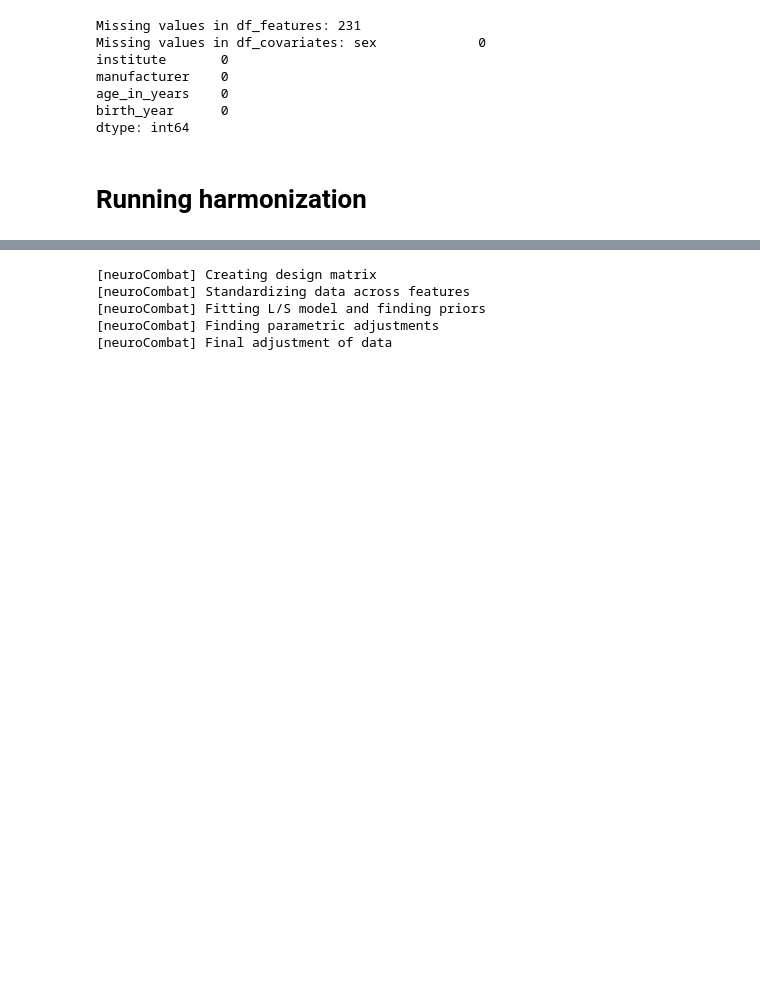
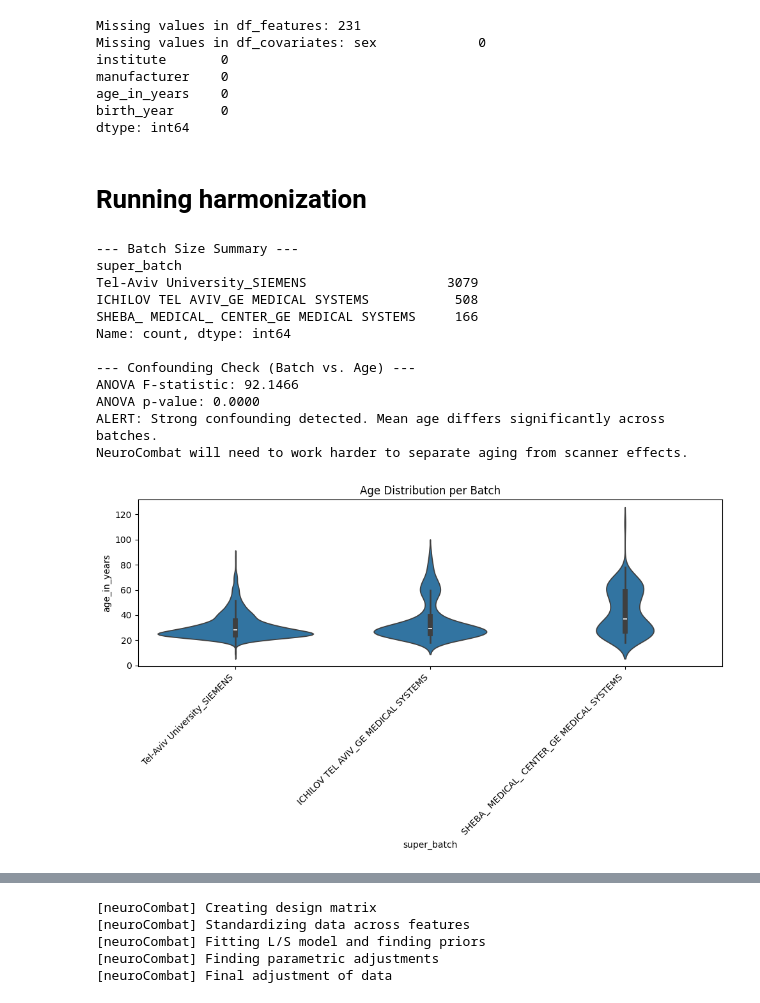
Before and after one commit to GaiaNegev13/legacy_pipe, a Jupyter notebook: legacy_pipe/harmonization.ipynb, the cells around one changed output, grey strips where cells are left out. Drawn from its saved outputs; the diff is of its cells as text; code cells hidden in the pictures; blank space fills up the shorter version.

Commit message:
added collinearity check and created super batch, didn't harmonize according to super batch due to collinearity.

```diff
--- a/legacy_pipe/harmonization.ipynb
+++ b/legacy_pipe/harmonization.ipynb
@@ -98,3 +125,62 @@ df_features = df_features.dropna()
 df_covariates = df_covariates.loc[df_features.index]
 # %% [markdown]
 # Running harmonization
+# %%
+import pandas as pd
+import numpy as np
+from scipy import stats
+import seaborn as sns
+import matplotlib.pyplot as plt
+
+# 1. Create the Super-Batch ID
+df_covariates['super_batch'] = (
+    df_covariates['institute'].astype(str) + "_" +
+    df_covariates['manufacturer'].astype(str)
+)
+
+# 2. Count subjects per batch
+batch_counts = df_covariates['super_batch'].value_counts()
+print("--- Batch Size Summary ---")
+print(batch_counts)
+
+small_batches = batch_counts[batch_counts < 5].index.tolist()
+if small_batches:
+    print(f"\nWarning: Batches with < 5 subjects: {small_batches}")
+
+# 3. Check for Continuous Confounding (ANOVA)
+print("\n--- Confounding Check (Batch vs. Age) ---")
+
+# Group age data by batch
+groups = [group['age_in_years'].values for name, group in df_covariates.groupby('super_batch')]
+
+# Run One-Way ANOVA
+f_stat, p_val = stats.f_oneway(*groups)
+
+print(f"ANOVA F-statistic: {f_stat:.4f}")
+print(f"ANOVA p-value: {p_val:.4f}")
+
+if p_val < 0.05:
+    print("ALERT: Strong confounding detected. Mean age differs significantly across batches.")
+    print("NeuroCombat will need to work harder to separate aging from scanner effects.")
+
+# 4. Visual Diagnostic (Crucial for 2000-2025 studies)
+plt.figure(figsize=(10, 6))
+sns.violinplot(x='super_batch', y='age_in_years', data=df_covariates)
+plt.xticks(rotation=45, ha='right')
+plt.title("Age Distribution per Batch")
+plt.tight_layout()
+plt.show()
+# %% [output]
+--- Batch Size Summary ---
+super_batch
+Tel-Aviv University_SIEMENS                  3079
+ICHILOV TEL AVIV_GE MEDICAL SYSTEMS           508
+SHEBA_ MEDICAL_ CENTER_GE MEDICAL SYSTEMS     166
+Name: count, dtype: int64
+
+--- Confounding Check (Batch vs. Age) ---
+ANOVA F-statistic: 92.1466
+ANOVA p-value: 0.0000
+ALERT: Strong confounding detected. Mean age differs significantly across batches.
+NeuroCombat will need to work harder to separate aging from scanner effects.
+[figure, added]
```
Also changed, not shown: parts of 6 cells of this notebook.
